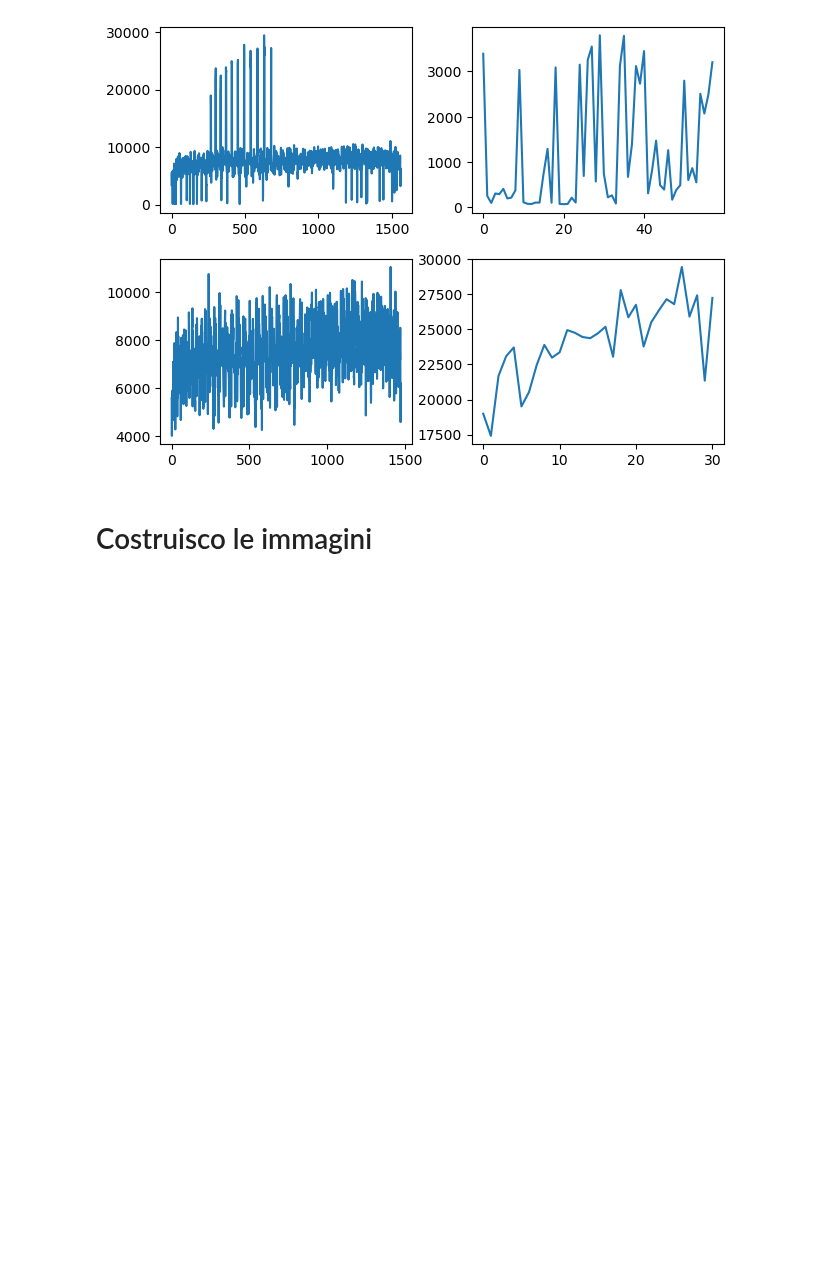
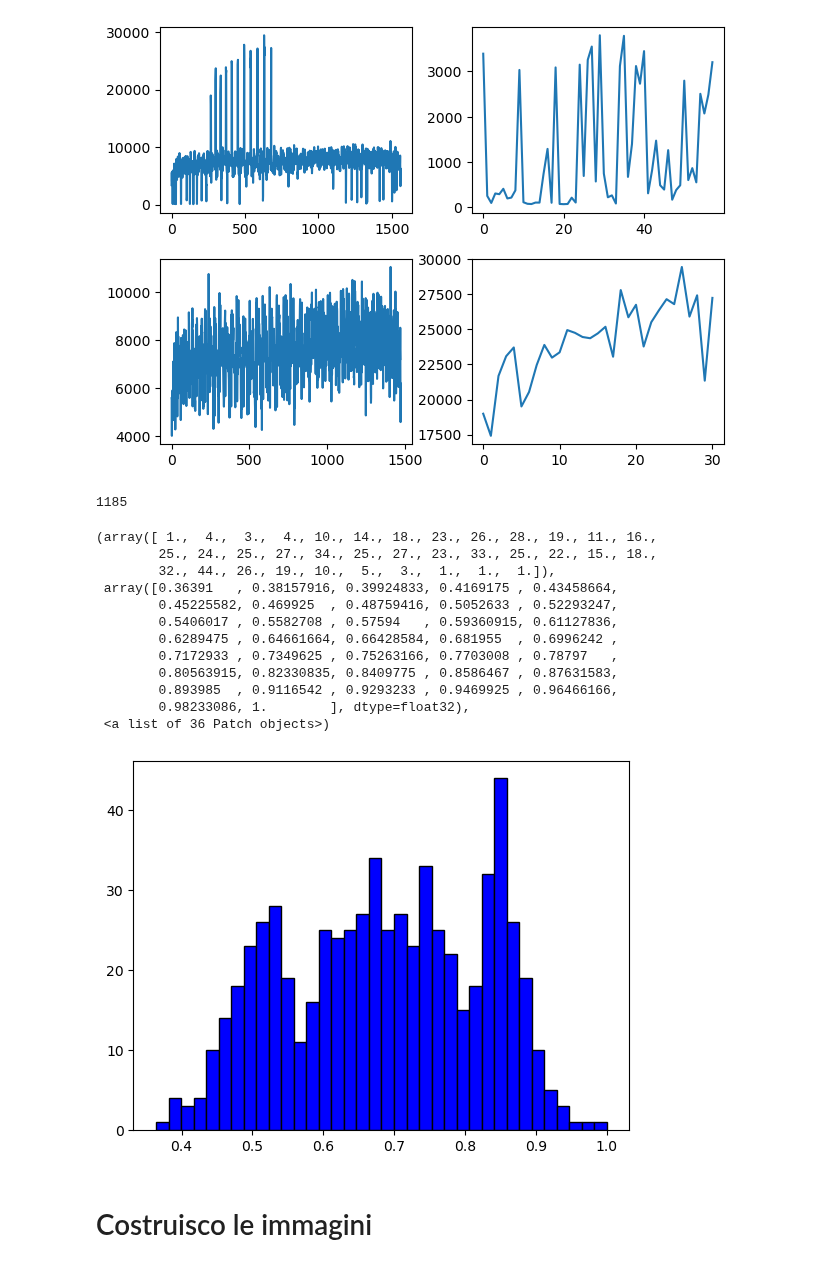
Before and after one commit to Simone-Scalella/AgriVision2022, a Jupyter notebook: mbn.ipynb, the cells around one changed output. Cells and saved outputs as stored; diff of their text form; code cells hidden in the pictures; blank space fills up the shorter version.

```diff
--- a/mbn.ipynb
+++ b/mbn.ipynb
@@ -70,3 +72,34 @@ plt.show()
+# %%
+
+Resa3Undesampling = (Resa3Medium>=0.55) & (Resa3Medium<=0.83)
+
+trueList = np.argwhere(Resa3Undesampling == True).flatten()
+print(trueList.shape[0])
+falseList = np.argwhere(Resa3Undesampling == False).flatten()
+flipToFalse = np.random.choice(range(trueList.shape[0]), size=(int(trueList.shape[0]*0.3),), replace=False)
+
+SampleList = np.concatenate((falseList,trueList[flipToFalse]))
+
+Resa3Sampled = Resa3Medium[SampleList]
+Pixel3Sampled = Pixel3Medium[SampleList,:,:]
+import seaborn as sns
+plt.hist(Resa3Sampled, color = 'blue', edgecolor = 'black',
+         bins = int(180/5))
+# %% [output]
+1185
+(array([ 1.,  4.,  3.,  4., 10., 14., 18., 23., 26., 28., 19., 11., 16.,
+        25., 24., 25., 27., 34., 25., 27., 23., 33., 25., 22., 15., 18.,
+        32., 44., 26., 19., 10.,  5.,  3.,  1.,  1.,  1.]),
+ array([0.36391   , 0.38157916, 0.39924833, 0.4169175 , 0.43458664,
+        0.45225582, 0.469925  , 0.48759416, 0.5052633 , 0.52293247,
+        0.5406017 , 0.5582708 , 0.57594   , 0.59360915, 0.61127836,
+        0.6289475 , 0.64661664, 0.66428584, 0.681955  , 0.6996242 ,
+        0.7172933 , 0.7349625 , 0.75263166, 0.7703008 , 0.78797   ,
+        0.80563915, 0.82330835, 0.8409775 , 0.8586467 , 0.87631583,
+        0.893985  , 0.9116542 , 0.9293233 , 0.9469925 , 0.96466166,
+        0.98233086, 1.        ], dtype=float32),
+ <a list of 36 Patch objects>)
+[figure, added]
 # %%
 def splitSet(X,Y):
     if X.shape[0] != Y.shape[0]:
```
Also changed, not shown: parts of 18 cells of this notebook, 2 other files.
